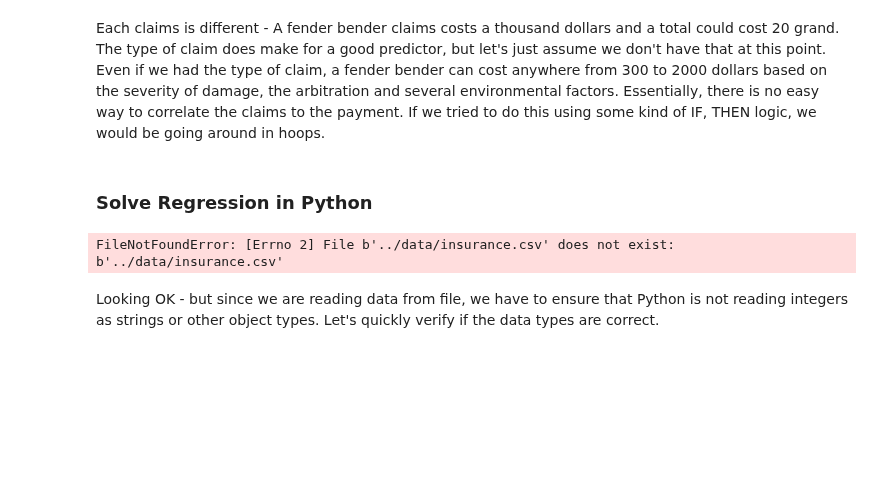
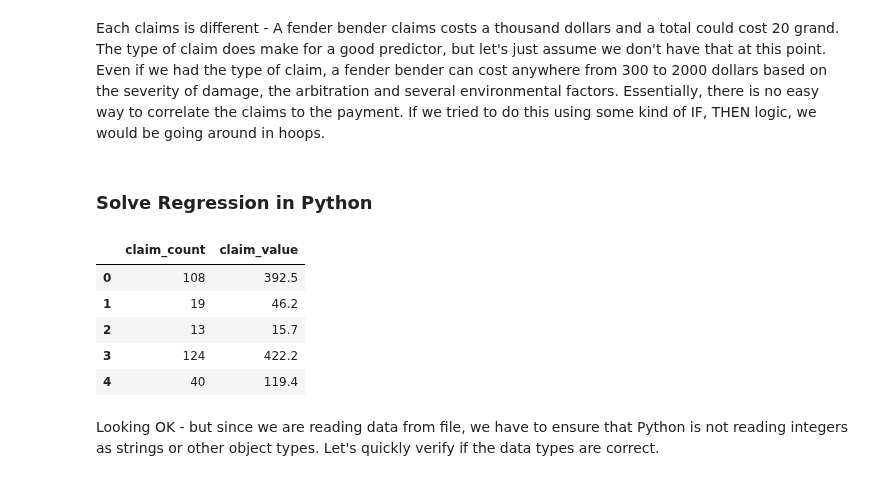
Before and after one commit to hotcode002/Machine-Learning-with-Python, a Jupyter notebook: week_2_math/day_3_regression/notebooks/regression.ipynb, the cells around one changed output. Saved outputs shown, nothing was run; the diff lists cells and outputs as text; code cells hidden in the pictures; blank space fills up the shorter version.

```diff
--- a/week_2_math/day_3_regression/notebooks/regression.ipynb
+++ b/week_2_math/day_3_regression/notebooks/regression.ipynb
@@ -73,10 +73,15 @@ Each claims is different - A fender bender claims costs a thousand dollars and a
 # %%
 import pandas as pd
 
-data = pd.read_csv("../data/insurance.csv", skiprows = 6, header = None, names=["claim_count","claim_value"])
+data = pd.read_csv("../../data/insurance.csv", skiprows = 6, header = None, names=["claim_count","claim_value"])
 data.head()
 # %% [output]
-FileNotFoundError: [Errno 2] File b'../data/insurance.csv' does not exist: b'../data/insurance.csv'
+|  | claim_count | claim_value |
+| 0 | 108 | 392.5 |
+| 1 | 19 | 46.2 |
+| 2 | 13 | 15.7 |
+| 3 | 124 | 422.2 |
+| 4 | 40 | 119.4 |
 # %% [markdown]
 Looking OK - but since we are reading data from file, we have to ensure that Python is not reading integers as strings or other object types. Let's quickly verify if the data types are correct.
 # %%
```
Also changed, not shown: parts of 36 cells of this notebook.
